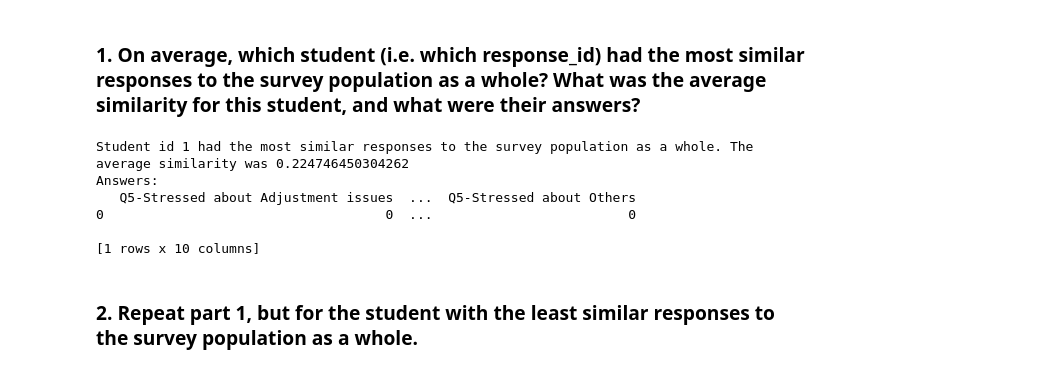
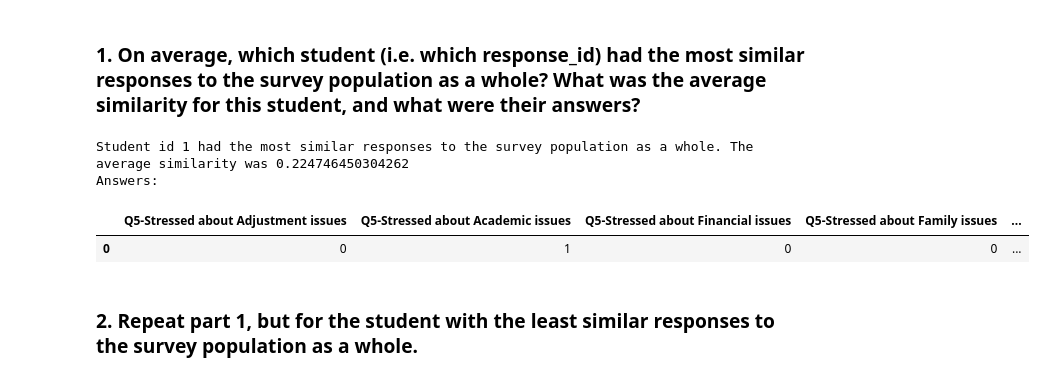
Before and after one commit to thinkful-dsi-grackle/dsi7_student_pair_work, a Jupyter notebook: week09_cluster/1_monday/Day_46_Lecture_2_Assignment_Caesar.ipynb, the cells around one changed output. Cells and saved outputs as stored; diff of their text form; code cells hidden in the pictures.

```diff
--- a/week09_cluster/1_monday/Day_46_Lecture_2_Assignment_Caesar.ipynb
+++ b/week09_cluster/1_monday/Day_46_Lecture_2_Assignment_Caesar.ipynb
@@ -172,14 +188,13 @@ Name: avg, Length: 2958, dtype: float64
 ### 1. On average, which student (i.e. which response_id) had the most similar responses to the survey population as a whole? What was the average similarity for this student, and what were their answers?
 # %%
 print(f'Student id 1 had the most similar responses to the survey population as a whole. The average similarity was {minavg}')
-print(f'Answers:\n{filtered.loc[[0]]}')
+print(f'Answers:')
+filtered.loc[[0]]
 # %% [output]
 Student id 1 had the most similar responses to the survey population as a whole. The average similarity was 0.224746450304262
 Answers:
-   Q5-Stressed about Adjustment issues  ...  Q5-Stressed about Others
-0                                    0  ...                         0
-
-[1 rows x 10 columns]
+|  | Q5-Stressed about Adjustment issues | Q5-Stressed about Academic issues | Q5-Stressed about Financial issues | Q5-Stressed about Family issues | ... |
+| 0 | 0 | 1 | 0 | 0 | ... |
 # %% [markdown]
 ### 2. Repeat part 1, but for the student with the least similar responses to the survey population as a whole.
 # %%
```
Also changed, not shown: parts of 2 cells of this notebook.
